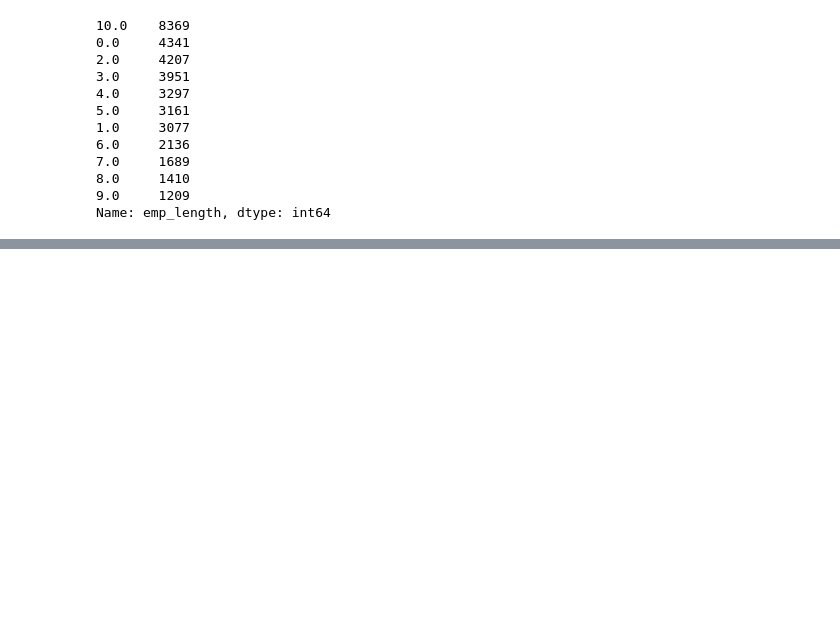
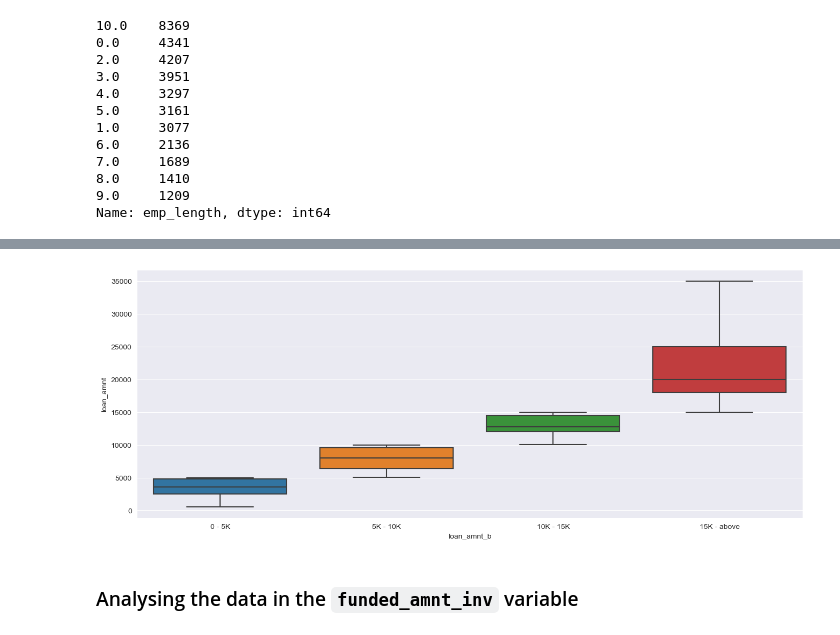
Before and after one commit to manikUpgrad/lending-club, a Jupyter notebook: manik_bajaj.ipynb, the cells around one changed output, grey strips where cells are left out. Drawn from its saved outputs; the diff is of its cells as text; code cells hidden in the pictures; blank space fills up the shorter version.

```diff
--- a/manik_bajaj.ipynb
+++ b/manik_bajaj.ipynb
@@ -298,0 +337,16 @@ Adding additional column for Year and Month for analysis extrating Year and Mont
+# %%
+loan['issue_y'] = pd.DatetimeIndex(loan['issue_d']).year
+loan['issue_m'] = pd.DatetimeIndex(loan['issue_d']).month
+# %%
+# Diving Months to quarters
+def bucket_issue_m(column):
+    if column < 4:
+        return 'Q1'
+    elif (column >= 4) and (column < 7):
+        return 'Q2'
+    elif (column >= 7) and (column < 9):
+        return 'Q3'
+    else:
+        return 'Q4' # 75% quartile
+
+loan['issue_q'] = loan.apply(lambda x : bucket_issue_m(x['issue_m']), axis = 1)
@@ -298,0 +365,13 @@ Adding additional column for Year and Month for analysis extrating Year and Mont
+# %%
+# Binning Loan Amount
+def bucket_loan_amnt(column):
+    if column <= 5000:
+        return '0 - 5K'  # 25% quartile
+    elif (column >5000) and (column <= 10000):
+        return '5K - 10K'
+    elif (column >10000) and (column <= 15000):
+        return '10K - 15K'
+    else:
+        return '15K - above' # 75% quartile
+
+loan['loan_amnt_b'] = loan.apply(lambda x : bucket_loan_amnt(x['loan_amnt']), axis = 1)
@@ -298,0 +381,9 @@ Adding additional column for Year and Month for analysis extrating Year and Mont
+# %%
+# Plotting and Validating Categories
+plot.figure(figsize=(16,6))
+sea.boxplot(y=loan.loan_amnt,x=loan.loan_amnt_b)
+plot.show()
+# %% [output]
+[figure, added]
+# %% [markdown]
+### Analysing the data in the `funded_amnt_inv` variable
```
Also changed, not shown: parts of 40 cells of this notebook, 3 other files.
